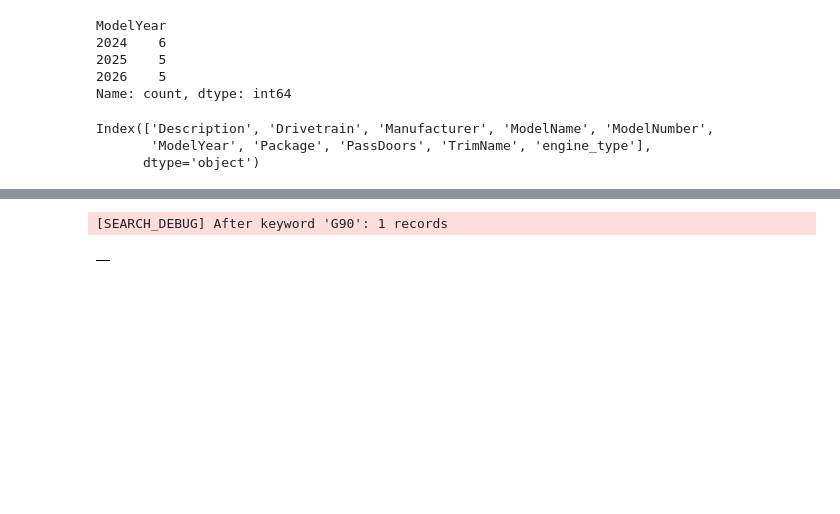
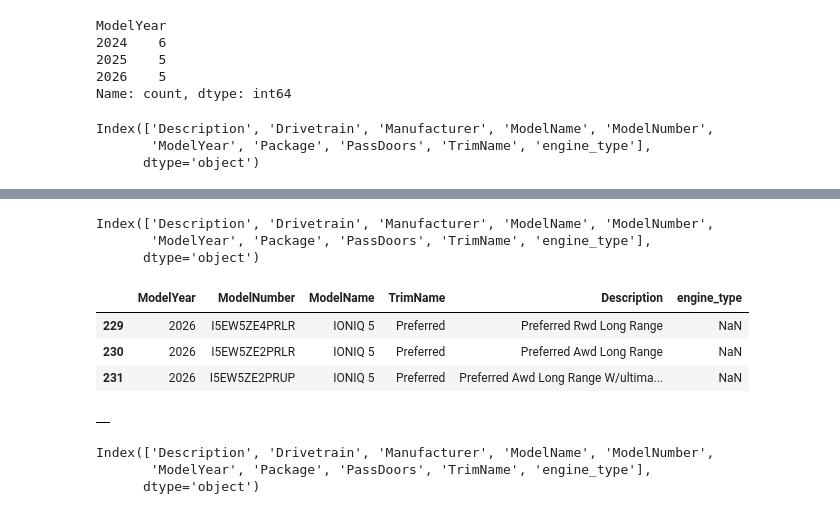
Before and after one commit to MeliPax/OEM_Accessories_v1, a Jupyter notebook: accy_v2/model_lookup/veh_model_service.ipynb, the cells around one changed output, grey strips where cells are left out. Cells and saved outputs as stored; diff of their text form; code cells hidden in the pictures; blank space fills up the shorter version.

```diff
--- a/accy_v2/model_lookup/veh_model_service.ipynb
+++ b/accy_v2/model_lookup/veh_model_service.ipynb
@@ -375,32 +380,45 @@ make_df_genesis[make_df_genesis["TrimName"].isna()]
 |  | Description | Drivetrain | Manufacturer | ModelName | ModelNumber | ModelYear | Package | PassDoors | ... |
 | 0 | Awd | ALL_WHEEL_DRIVE | GENESIS | Electrified G80 | G8ES4ZE1GP00 | 2024 | 450310 | 4 | ... |
 | 61 | Awd *ltd Avail* | ALL_WHEEL_DRIVE | GENESIS | GV60 | V6EW5ZE2GW00 | 2026 | 481701 | 4 | ... |
+# %%
+make_df_hyundai.columns
+# %% [output]
+Index(['Description', 'Drivetrain', 'Manufacturer', 'ModelName', 'ModelNumber',
+       'ModelYear', 'Package', 'PassDoors', 'TrimName', 'engine_type'],
+      dtype='object')
 # %%
 
-# make_df_hyundai[
-
-#     (make_df_hyundai["ModelYear"]==2024)
-#     # (1==1)
-#     &(make_df_hyundai["Description"].str.contains("Es", case=False, na=False))
-#     # # & (make_df_hyundai["Description"].str.contains("Cross", case=False, na=False))
-#     # # & (make_df_hyundai["Description"].str.contains("noir", case=False, na=False))
-#     # & (make_df_hyundai["Package"]=="KE00")
-#     ]
+make_df_hyundai[
+    (make_df_hyundai["ModelYear"]==2026)
+    # (1==1)
+    &(make_df_hyundai["ModelName"].str.contains("ioniq 5", case=False, na=False))
+    # &(make_df_hyundai["ModelName"].str.contains("fe", case=False, na=False))
+    # & (make_df_hyundai["Description"].str.contains("XRT", case=False, na=False))
+    # & (make_df_hyundai["TrimName"].str.contains("XRT", case=False, na=False))
+    # & (make_df_hyundai["engine_type"].str.contains("Hybrid", case=False, na=False))
+    # & (make_df_hyundai["Package"]=="KE00")
+    ][["ModelYear","ModelNumber", "ModelName", "TrimName", "Description", "engine_type"]]
+# %% [output]
+|  | ModelYear | ModelNumber | ModelName | TrimName | Description | engine_type |
+| 229 | 2026 | I5EW5ZE4PRLR | IONIQ 5 | Preferred | Preferred Rwd Long Range | NaN |
+| 230 | 2026 | I5EW5ZE2PRLR | IONIQ 5 | Preferred | Preferred Awd Long Range | NaN |
+| 231 | 2026 | I5EW5ZE2PRUP | IONIQ 5 | Preferred | Preferred Awd Long Range W/ultima... | NaN |
 # %%
 
-# make = "Hyundai"
-# year = 2024
-# keywords = ['Elantra', "N"]
-
-make = "Genesis"
+make = "Hyundai"
 year = 2024
-keywords = ['G90']
+keywords = ['Elantra', "TCR"]
 
 
 search_models_by_description(make, year, keywords)
 # %% [output]
-[SEARCH_DEBUG] After keyword 'G90': 1 records
 |  |
+# %%
+model_number_db.columns
+# %% [output]
+Index(['Description', 'Drivetrain', 'Manufacturer', 'ModelName', 'ModelNumber',
+       'ModelYear', 'Package', 'PassDoors', 'TrimName', 'engine_type'],
+      dtype='object')
 # %%
 
 year = 2024
```
Also changed, not shown: parts of 15 cells of this notebook, 47 other files.
